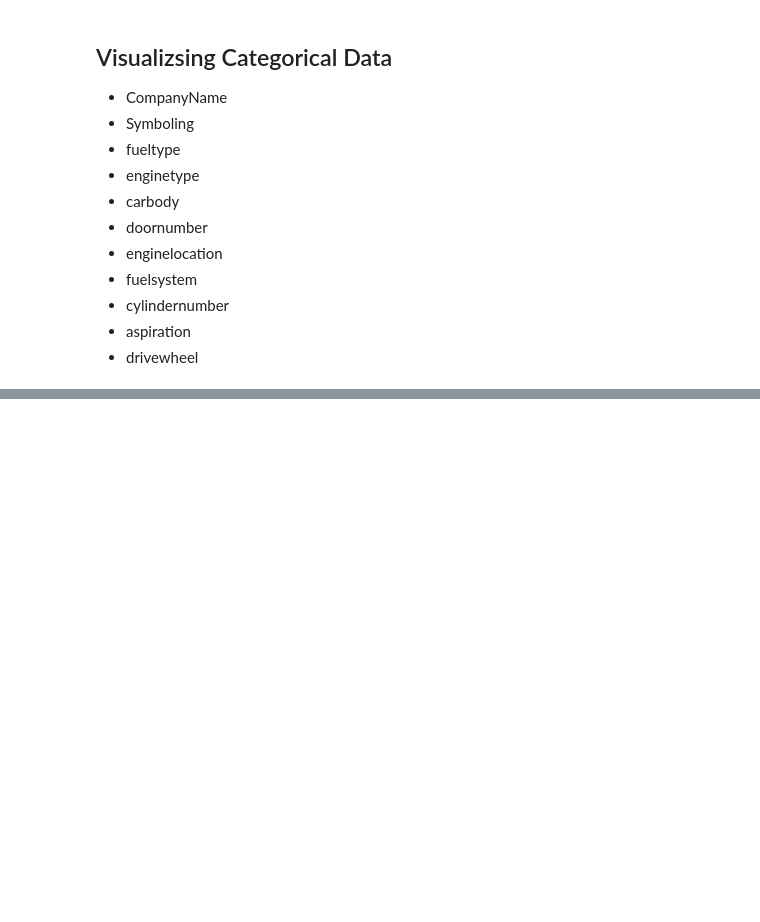
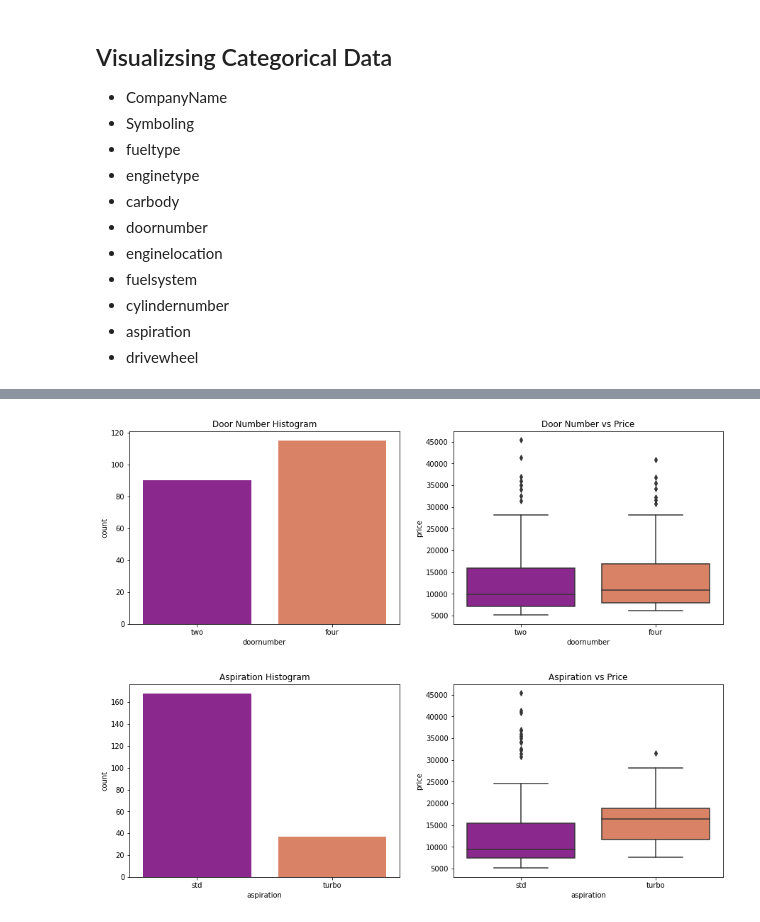
Before and after one commit to ptanner925/us_car_price, a Jupyter notebook: car_eda.ipynb, the cells around one changed output, grey strips where cells are left out. Saved outputs shown, nothing was run; the diff lists cells and outputs as text; code cells hidden in the pictures; blank space fills up the shorter version.

```diff
--- a/car_eda.ipynb
+++ b/car_eda.ipynb
@@ -173,0 +207,27 @@ plt.figure(figsize = )
+# %%
+plt.figure(figsize=(15,5))
+
+plt.subplot(1,2,1)
+plt.title('Door Number Histogram')
+sns.countplot(cars_df.doornumber, palette=("plasma"))
+
+plt.subplot(1,2,2)
+plt.title('Door Number vs Price')
+sns.boxplot(x=cars_df.doornumber, y= cars_df.price, palette=("plasma"))
+
+plt.show()
+
+plt.figure(figsize=(15,5))
+
+plt.subplot(1,2,1)
+plt.title('Aspiration Histogram')
+sns.countplot(cars_df.aspiration, palette=("plasma"))
+
+plt.subplot(1,2,2)
+plt.title('Aspiration vs Price')
+sns.boxplot(x=cars_df.aspiration, y=cars_df.price, palette=("plasma"))
+
+plt.show()
+# %% [output]
+[figure, added]
+[figure, added]
```
Also changed, not shown: parts of 5 cells of this notebook.
